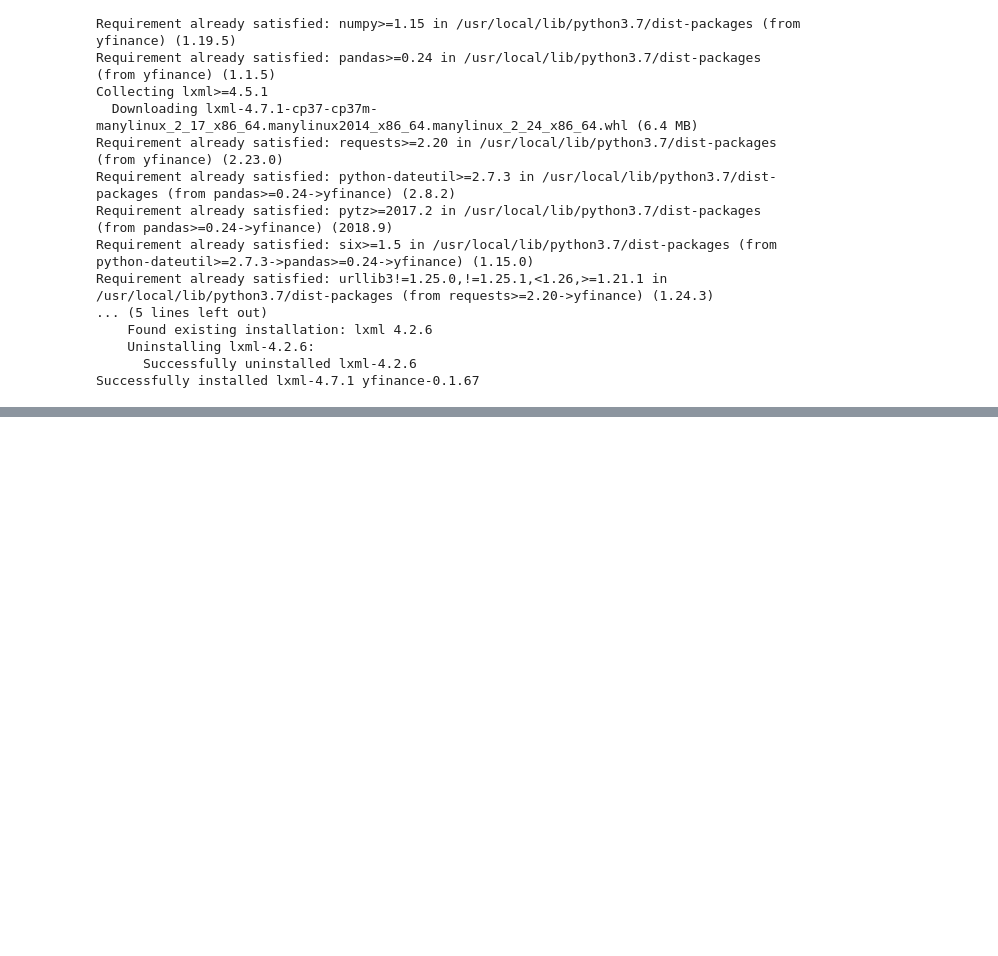
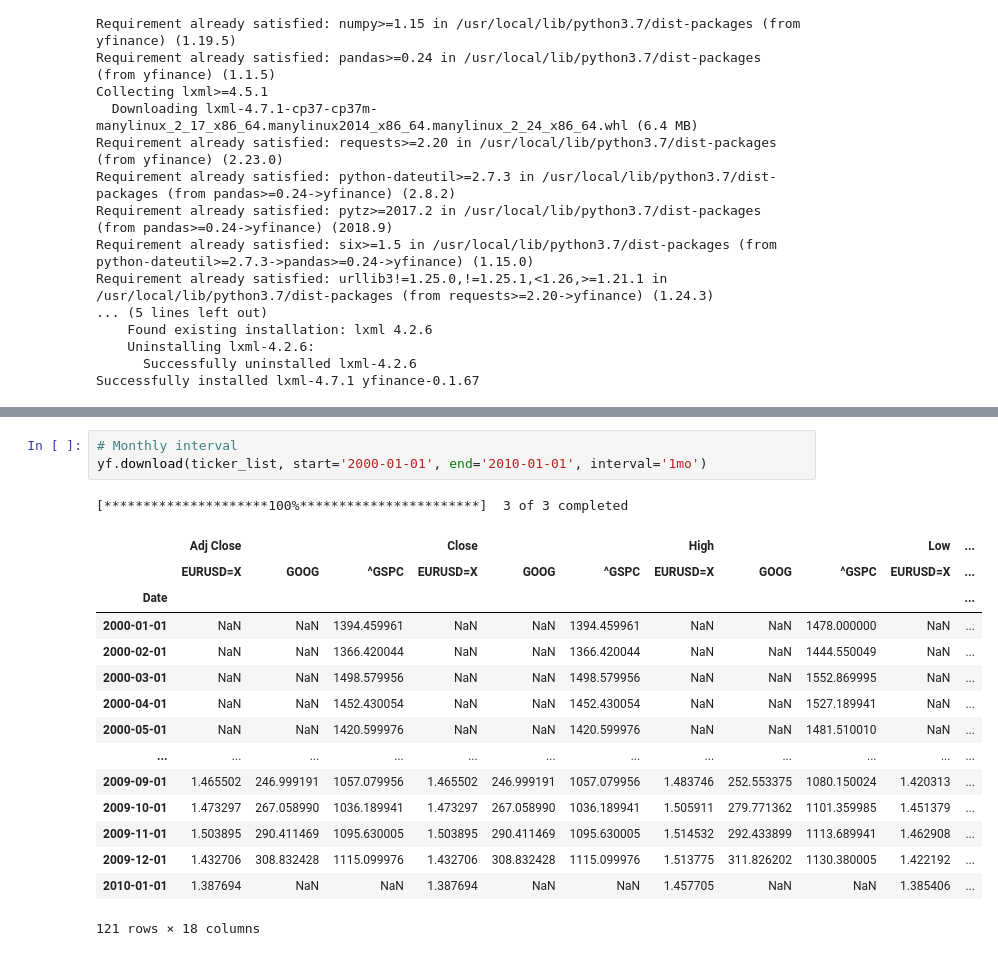
Before and after one commit to freenrg/Algorithmic-Trading-with-Python-Machine-Learning-Strategies, a Jupyter notebook: Import_Financial_Data.ipynb, the cells around one changed output, grey strips where cells are left out. Drawn from its saved outputs; the diff is of its cells as text; blank space fills up the shorter version.

```diff
--- a/Import_Financial_Data.ipynb
+++ b/Import_Financial_Data.ipynb
@@ -22,0 +83,20 @@ Successfully installed lxml-4.7.1 yfinance-0.1.67
+# %%
+# Monthly interval
+yf.download(ticker_list, start='2000-01-01', end='2010-01-01', interval='1mo')
+# %% [output]
+[*********************100%***********************]  3 of 3 completed
+|  | Adj Close |  |  | Close |  |  | High |  |  | Low | ... |
+|  | EURUSD=X | GOOG | ^GSPC | EURUSD=X | GOOG | ^GSPC | EURUSD=X | GOOG | ^GSPC | EURUSD=X | ... |
+| Date |  |  |  |  |  |  |  |  |  |  | ... |
+| 2000-01-01 | NaN | NaN | 1394.459961 | NaN | NaN | 1394.459961 | NaN | NaN | 1478.000000 | NaN | ... |
+| 2000-02-01 | NaN | NaN | 1366.420044 | NaN | NaN | 1366.420044 | NaN | NaN | 1444.550049 | NaN | ... |
+| 2000-03-01 | NaN | NaN | 1498.579956 | NaN | NaN | 1498.579956 | NaN | NaN | 1552.869995 | NaN | ... |
+| 2000-04-01 | NaN | NaN | 1452.430054 | NaN | NaN | 1452.430054 | NaN | NaN | 1527.189941 | NaN | ... |
+| 2000-05-01 | NaN | NaN | 1420.599976 | NaN | NaN | 1420.599976 | NaN | NaN | 1481.510010 | NaN | ... |
+| ... | ... | ... | ... | ... | ... | ... | ... | ... | ... | ... | ... |
+| 2009-09-01 | 1.465502 | 246.999191 | 1057.079956 | 1.465502 | 246.999191 | 1057.079956 | 1.483746 | 252.553375 | 1080.150024 | 1.420313 | ... |
+| 2009-10-01 | 1.473297 | 267.058990 | 1036.189941 | 1.473297 | 267.058990 | 1036.189941 | 1.505911 | 279.771362 | 1101.359985 | 1.451379 | ... |
+| 2009-11-01 | 1.503895 | 290.411469 | 1095.630005 | 1.503895 | 290.411469 | 1095.630005 | 1.514532 | 292.433899 | 1113.689941 | 1.462908 | ... |
+| 2009-12-01 | 1.432706 | 308.832428 | 1115.099976 | 1.432706 | 308.832428 | 1115.099976 | 1.513775 | 311.826202 | 1130.380005 | 1.422192 | ... |
+| 2010-01-01 | 1.387694 | NaN | NaN | 1.387694 | NaN | NaN | 1.457705 | NaN | NaN | 1.385406 | ... |
+121 rows × 18 columns
```
Also changed, not shown: parts of 4 cells of this notebook.
